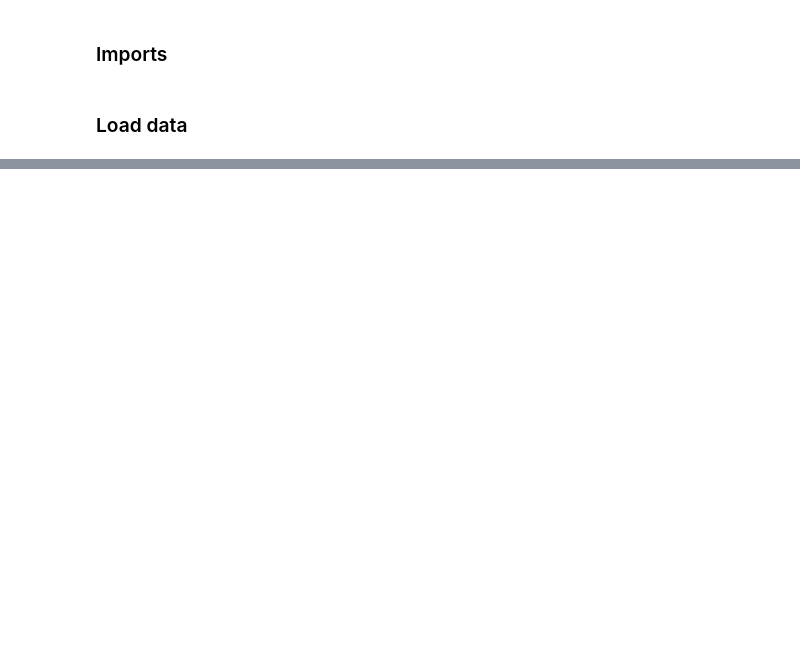
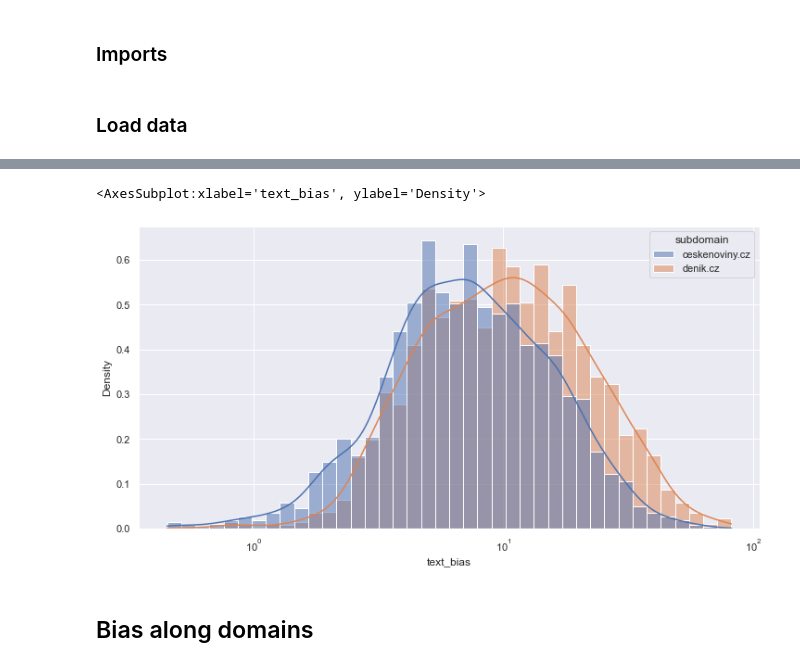
Before and after one commit to horychtom/czech-media-bias-detection, a Jupyter notebook: notebooks/media/full_pipeline/news_experiments.ipynb, the cells around one changed output, grey strips where cells are left out. Saved outputs shown, nothing was run; the diff lists cells and outputs as text; code cells hidden in the pictures; blank space fills up the shorter version.

```diff
--- a/notebooks/media/full_pipeline/news_experiments.ipynb
+++ b/notebooks/media/full_pipeline/news_experiments.ipynb
@@ -130,0 +60,11 @@ dfi.export(df_styled,"mytable.png")
+# %%
+#ctk + denik
+ax = plt.figure(figsize=(12,6))
+
+ctk_denik=sampled_domains[(sampled_domains['subdomain']=='ceskenoviny.cz') | (sampled_domains['subdomain']=='denik.cz')]
+sns.histplot(data=ctk_denik,x='text_bias',hue='subdomain',log_scale=True,stat='density',kde=True)
+# %% [output]
+<AxesSubplot:xlabel='text_bias', ylabel='Density'>
+[figure, added]
+# %% [markdown]
+## Bias along domains
```
Also changed, not shown: parts of 32 cells of this notebook, 2 other files.
